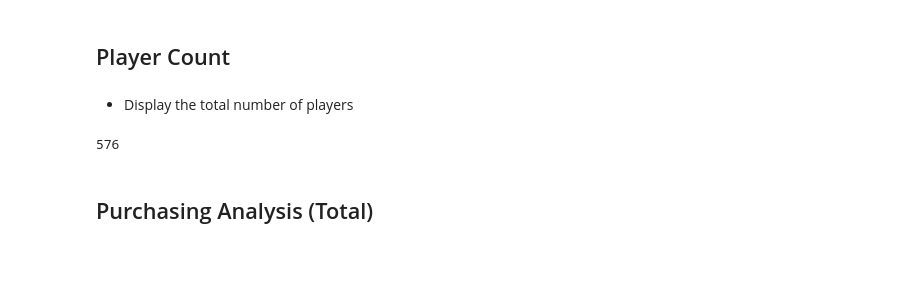
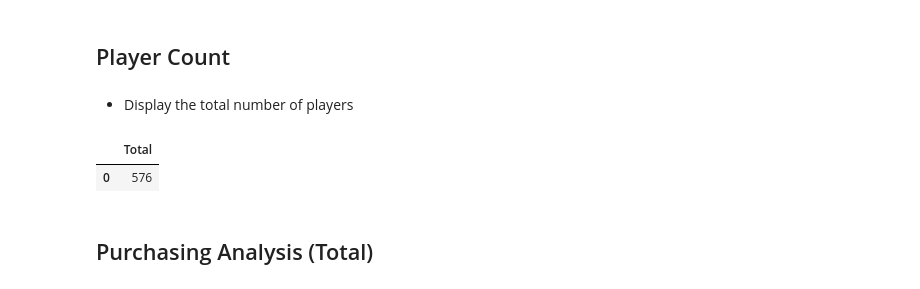
Before and after one commit to mrcjbf/pandas-homework, a Jupyter notebook: HeroesOfPymoli/heros_copy.ipynb, the cells around one changed output. Cells and saved outputs as stored; diff of their text form; code cells hidden in the pictures; blank space fills up the shorter version.

```diff
--- a/HeroesOfPymoli/heros_copy.ipynb
+++ b/HeroesOfPymoli/heros_copy.ipynb
@@ -30,16 +30,19 @@ purchase_data.head()
 # %% [markdown]
 * Display the total number of players
 # %%
-
-#clean dataframe of repeat values and unnecessary columns, reindex dataframe
-pd_df_unique = purchase_data[["SN","Gender", "Age"]].drop_duplicates()
-pd_df_unique.set_index(["SN"],drop=True, inplace=True)
+#get rid of unneeded columns and repeat data
+df_unique = purchase_data[["SN","Gender", "Age"]].drop_duplicates()
+df_unique.set_index(["SN"],drop=True, inplace=True)
 
 #total players
-TotalPlayers = pd_df_unique["Gender"].count()
-TotalPlayers
+totalPlayers = df_Unique["Gender"].count()
+
+df_total = pd.DataFrame(columns=['Total'])
+df_total.loc[0] = totalPlayers
+df_total
 # %% [output]
-576
+|  | Total |
+| 0 | 576 |
 # %% [markdown]
 ## Purchasing Analysis (Total)
 # %% [markdown]
```
Also changed, not shown: parts of 18 cells of this notebook.
